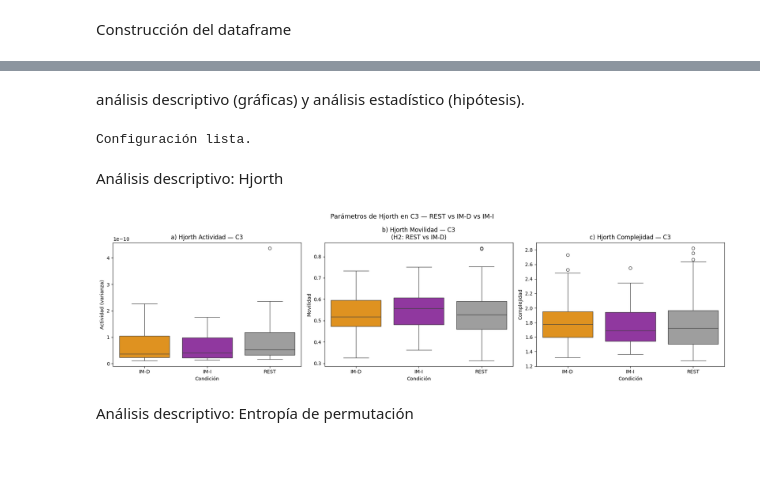
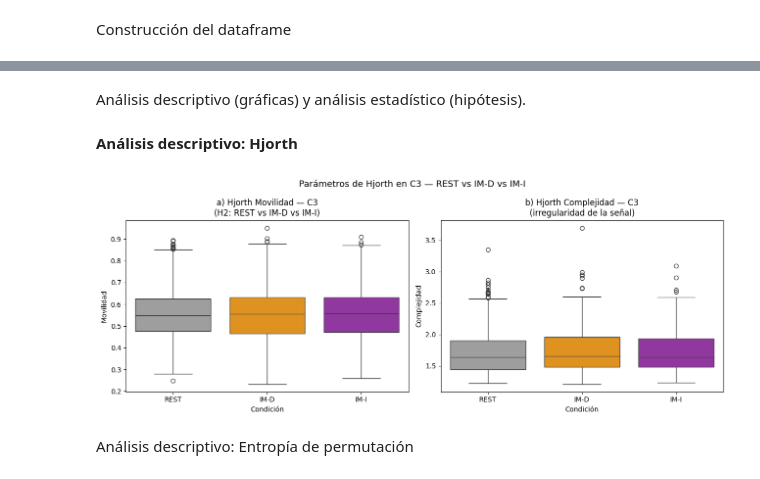
Before and after one commit to luciestrada/Proyecto2_Biosenales_LucianaAcevedo_LucianaEstrada, a Jupyter notebook: Proyecto2_biosenales.ipynb, the cells around one changed output, grey strips where cells are left out. Drawn from its saved outputs; the diff is of its cells as text; code cells hidden in the pictures.

```diff
--- a/Proyecto2_biosenales.ipynb
+++ b/Proyecto2_biosenales.ipynb
@@ -232,7 +237,3 @@ from scipy.signal import sosfiltfilt, butter
 from scipy.integrate import trapezoid
 from scipy import stats
 from mne.decoding import CSP
-
-warnings.filterwarnings('ignore')
-mne.set_log_level('WARNING')
-print("Imports listos.")
@@ -244,7 +243,7 @@ drive.mount('/content/drive')
 RUTA_DRIVE = '/content/drive/MyDrive/Proyecto_BCI_2026'
 os.makedirs(RUTA_DRIVE, exist_ok=True)
 
-SUJETOS        = ['sub-001', 'sub-002', 'sub-003', 'sub-004', 'sub-005']
+SUJETOS = [f'sub-{str(i).zfill(3)}' for i in range(1, 21)] # 20 sujetos
 RUNS_DESCARGAR = range(1, 9)
 EXTENSIONES    = ['_eeg.set', '_events.tsv', '_channels.tsv', '_eeg.json']
 BASE_URL       = "https://openneuro.org/crn/datasets/ds004362/files"
@@ -435,7 +534,6 @@ Segmentación completa.
 # %% [markdown]
 **Funciones de los índices nuevo**
 # %%
-# ── Utilidades ───────────────────────────────────────────────
 
 def butter_bandpass(sfreq, fmin, fmax, order=4):
     nyq  = sfreq / 2.0
@@ -443,9 +541,8 @@ def butter_bandpass(sfreq, fmin, fmax, order=4):
     high = min(fmax / nyq, 1 - 1e-4)
     return butter(order, [low, high], btype='band', output='sos')
 
-
+#Actividad, movilidad y complejidad de Hjorth para señal 1D.
 def hjorth(signal):
-    """Actividad, movilidad y complejidad de Hjorth para señal 1D."""
     var_sig = np.var(signal)
     if var_sig == 0:
         return 0.0, 0.0, 0.0
@@ -458,9 +555,8 @@ def hjorth(signal):
     comp   = mob_d1 / mob if mob > 0 else 0.0
     return float(var_sig), float(mob), float(comp)
 
-
+#Entropía de permutación normalizada.
 def perm_entropy(signal, order=4, lag=1):
-    """Entropía de permutación normalizada."""
     try:
         return float(ant.perm_entropy(signal, order=order,
                                        delay=lag, normalize=True))
@@ -571,7 +684,7 @@ Construcción del dataframe
 registros = []
 
 for sub in SUJETOS:
-    for cond in ['MR-D', 'MR-I', 'IM-D', 'IM-I', 'REST']:
+    for cond in CONDS_P2:   # solo REST, IM-D, IM-I
         if cond not in epocas[sub] or epocas[sub][cond] is None:
             continue
         ep       = epocas[sub][cond]
@@ -597,5 +710,6 @@ cols_resto = [c for c in df_final.columns if c not in cols_id]
 df_final   = df_final[cols_id + cols_resto]
 
 print(f"DataFrame: {df_final.shape[0]} filas × {df_final.shape[1]} columnas")
+print(f"Condiciones presentes: {df_final['condicion'].unique()}")
 display(df_final.head())
 # %% [output]
@@ -670,6 +793,6 @@ DataFrame con CSP: 568 filas × 87 columnas
 Columnas CSP: ['CSP_1', 'CSP_2', 'CSP_3', 'CSP_4', 'CSP_5', 'CSP_6']
 # %% [markdown]
-análisis descriptivo (gráficas) y análisis estadístico (hipótesis).
+Análisis descriptivo (gráficas) y análisis estadístico (hipótesis).
 # %%
 # Configuración visual
 ALPHA  = 0.05
@@ -678,50 +801,36 @@ COLORES = {
     'IM-D': '#FF9800', 'IM-I': '#9C27B0',
     'REST': '#9E9E9E'
 }
-CONDS_ACTIVAS = ['IM-D', 'IM-I', 'REST']   # las 3 condiciones del P2
-
-print("Configuración lista.")
+CONDS_ACTIVAS = ['IM-D', 'IM-I', 'REST']
-# %% [output]
-Configuración lista.
 # %% [markdown]
- Análisis descriptivo: Hjorth
+**Análisis descriptivo: Hjorth**
 # %%
-# ============================================================
-# GRÁFICA 1 — Parámetros de Hjorth por condición
-# Hipótesis H2 (movilidad C3) y H5 (complejidad MR vs IM)
-# ============================================================
+fig, axes = plt.subplots(1, 2, figsize=(13, 5))
 
-fig, axes = plt.subplots(1, 3, figsize=(18, 5))
+df_act = df_final[df_final['condicion'].isin(CONDS_P2)]
+orden  = ['REST', 'IM-D', 'IM-I']
 
-df_act = df_final[df_final['condicion'].isin(CONDS_ACTIVAS)]
-
-# a) Actividad en C3
-sns.boxplot(data=df_act, x='condicion', y='hjorth_act_C3',
-            hue='condicion', palette=COLORES, legend=False, ax=axes[0])
-axes[0].set_title('a) Hjorth Actividad — C3')
-axes[0].set_ylabel('Actividad (varianza)')
+# a) Movilidad C3
+sns.boxplot(data=df_act, x='condicion', y='hjorth_mob_C3',
+            order=orden, hue='condicion', palette=COLORES,
+            legend=False, ax=axes[0])
+axes[0].set_title('a) Hjorth Movilidad — C3\n(H2: REST vs IM-D vs IM-I)')
+axes[0].set_ylabel('Movilidad')
 axes[0].set_xlabel('Condición')
 
-# b) Movilidad en C3  ← clave para H2
-sns.boxplot(data=df_act, x='condicion', y='hjorth_mob_C3',
-            hue='condicion', palette=COLORES, legend=False, ax=axes[1])
-axes[1].set_title('b) Hjorth Movilidad — C3\n(H2: REST vs IM-D)')
-axes[1].set_ylabel('Movilidad')
+# b) Complejidad C3
+sns.boxplot(data=df_act, x='condicion', y='hjorth_comp_C3',
+            order=orden, hue='condicion', palette=COLORES,
+            legend=False, ax=axes[1])
+axes[1].set_title('b) Hjorth Complejidad — C3\n(irregularidad de la señal)')
+axes[1].set_ylabel('Complejidad')
 axes[1].set_xlabel('Condición')
-
-# c) Complejidad en C3
-sns.boxplot(data=df_act, x='condicion', y='hjorth_comp_C3',
-            hue='condicion', palette=COLORES, legend=False, ax=axes[2])
-axes[2].set_title('c) Hjorth Complejidad — C3')
-axes[2].set_ylabel('Complejidad')
-axes[2].set_xlabel('Condición')
 
 plt.suptitle('Parámetros de Hjorth en C3 — REST vs IM-D vs IM-I', fontsize=13)
 plt.tight_layout()
-plt.savefig('hjorth_descriptivo.png', dpi=150)
 plt.show()
 # %% [output]
-[figure, old version]
+[figure, new version]
 # %% [markdown]
  Análisis descriptivo: Entropía de permutación
 # %%
```
Also changed, not shown: parts of 47 cells of this notebook.
